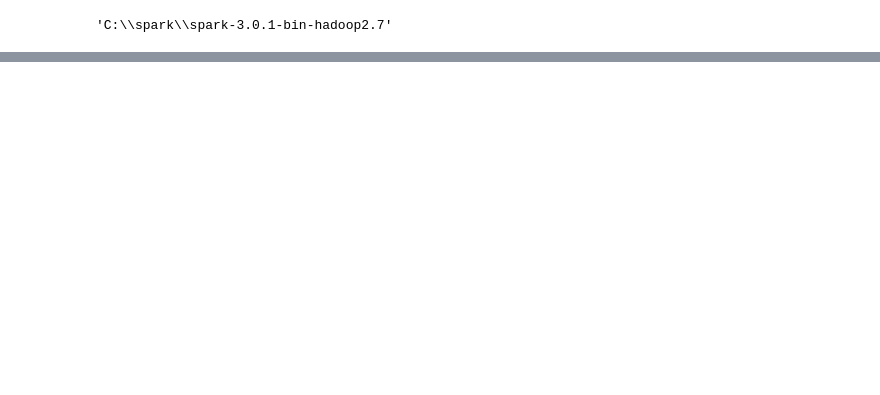
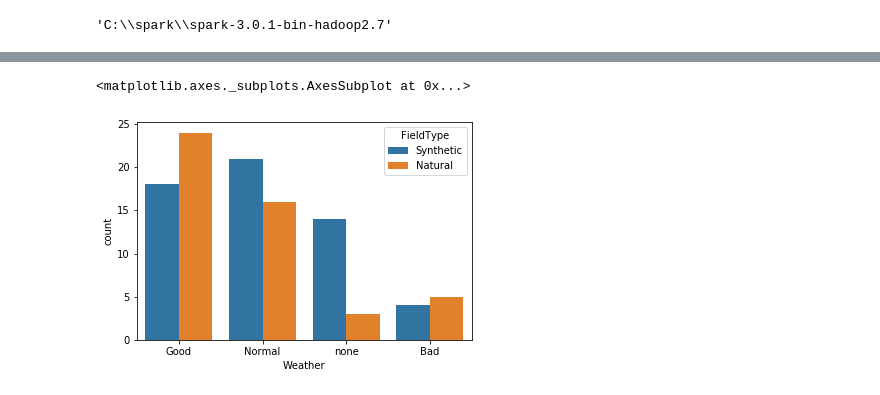
Before and after one commit to cwingho/NFL_Analytics, a Jupyter notebook: Barry/Untitled.ipynb, the cells around one changed output, grey strips where cells are left out. Drawn from its saved outputs; the diff is of its cells as text; code cells hidden in the pictures; blank space fills up the shorter version.

```diff
--- a/Barry/Untitled.ipynb
+++ b/Barry/Untitled.ipynb
@@ -71,0 +292,5 @@ root
+# %%
+sns.countplot(x="Weather", data=play_injury_panda, hue='FieldType')
+# %% [output]
+<matplotlib.axes._subplots.AxesSubplot at 0x...>
+[figure, added]
```
Also changed, not shown: parts of 38 cells of this notebook, 1 other file.
